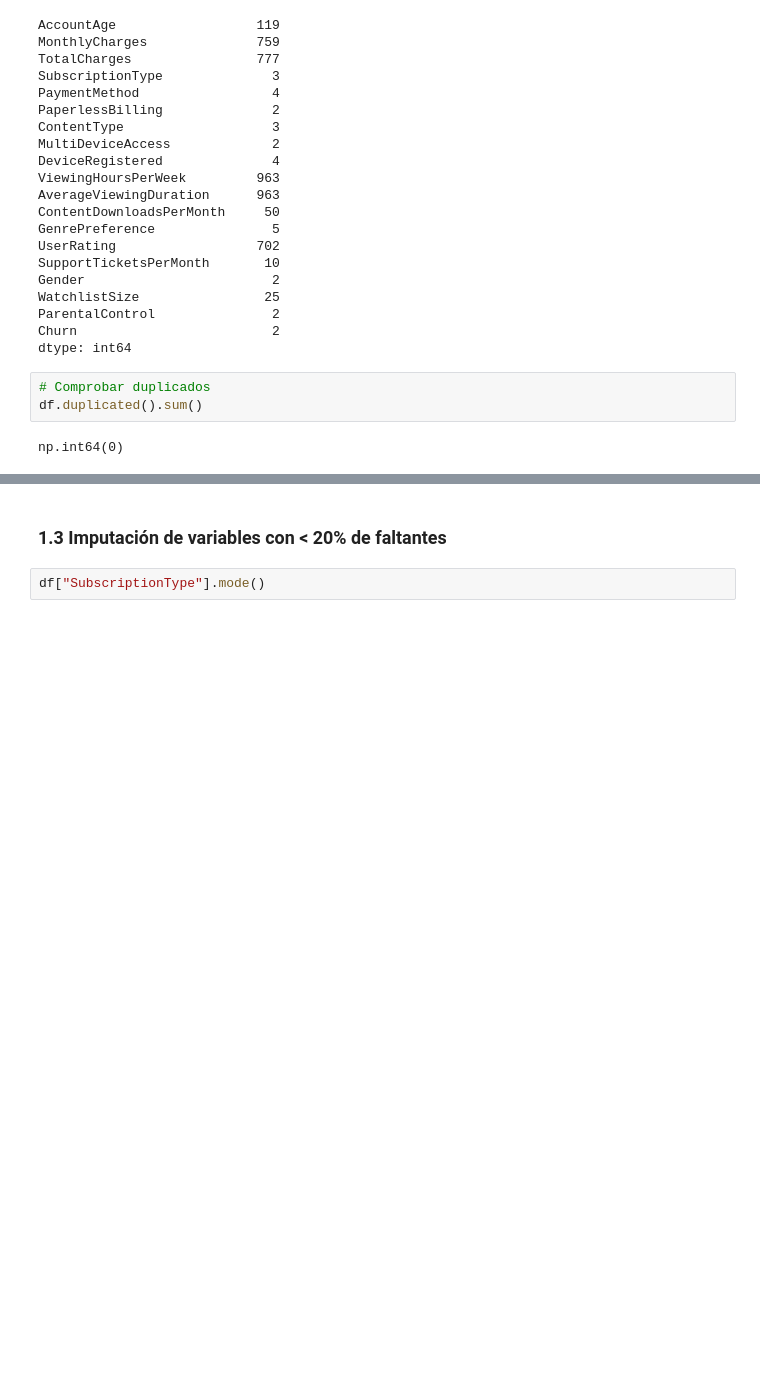
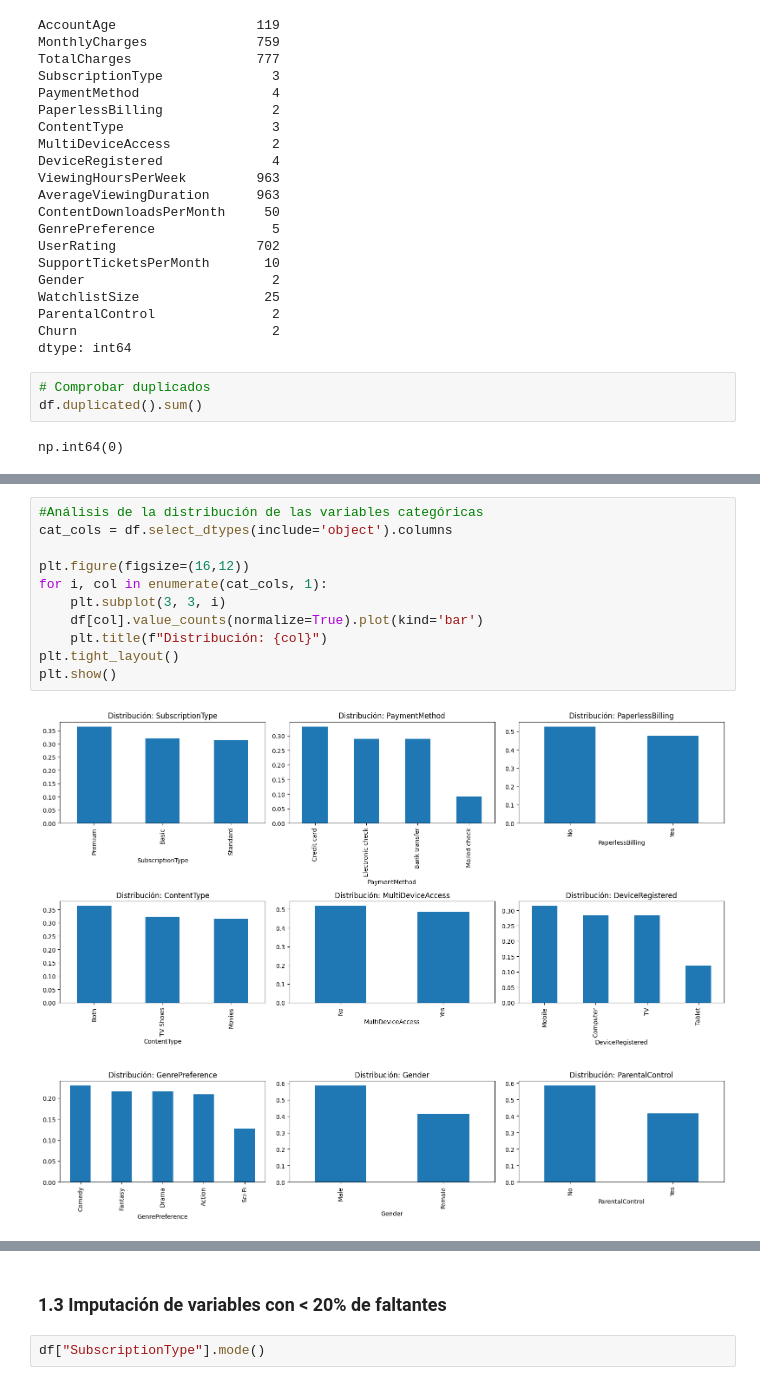
Before and after one commit to Rdorta08/ML_PowerBI, a Jupyter notebook: notebooks/01_Data_Cleaning.ipynb, the cells around one changed output, grey strips where cells are left out. Cells and saved outputs as stored; diff of their text form; blank space fills up the shorter version.

```diff
--- a/notebooks/01_Data_Cleaning.ipynb
+++ b/notebooks/01_Data_Cleaning.ipynb
@@ -214,0 +261,13 @@ np.int64(0)
+# %%
+#Análisis de la distribución de las variables categóricas
+cat_cols = df.select_dtypes(include='object').columns
+
+plt.figure(figsize=(16,12))
+for i, col in enumerate(cat_cols, 1):
+    plt.subplot(3, 3, i)
+    df[col].value_counts(normalize=True).plot(kind='bar')
+    plt.title(f"Distribución: {col}")
+plt.tight_layout()
+plt.show()
+# %% [output]
+[figure, added]
```
Also changed, not shown: parts of 7 cells of this notebook, 1 other file.
